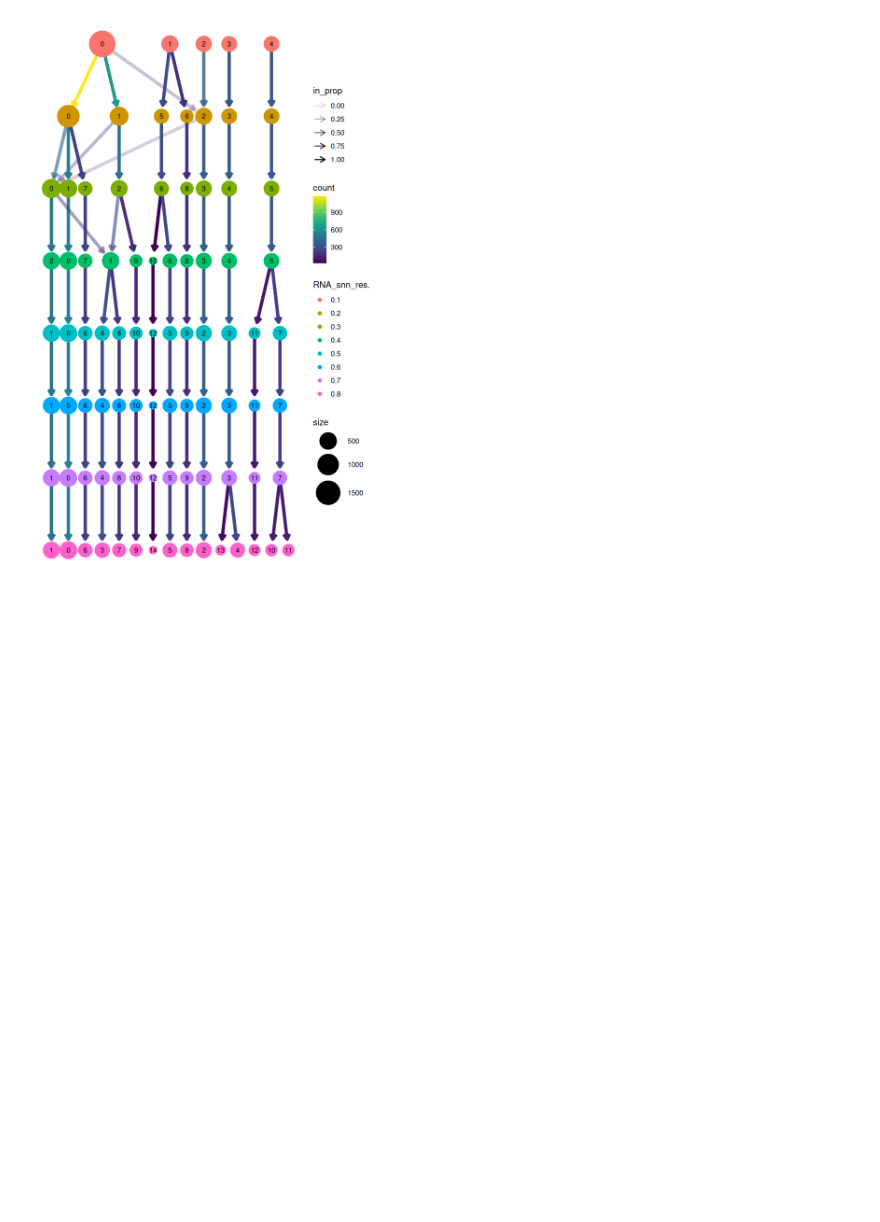
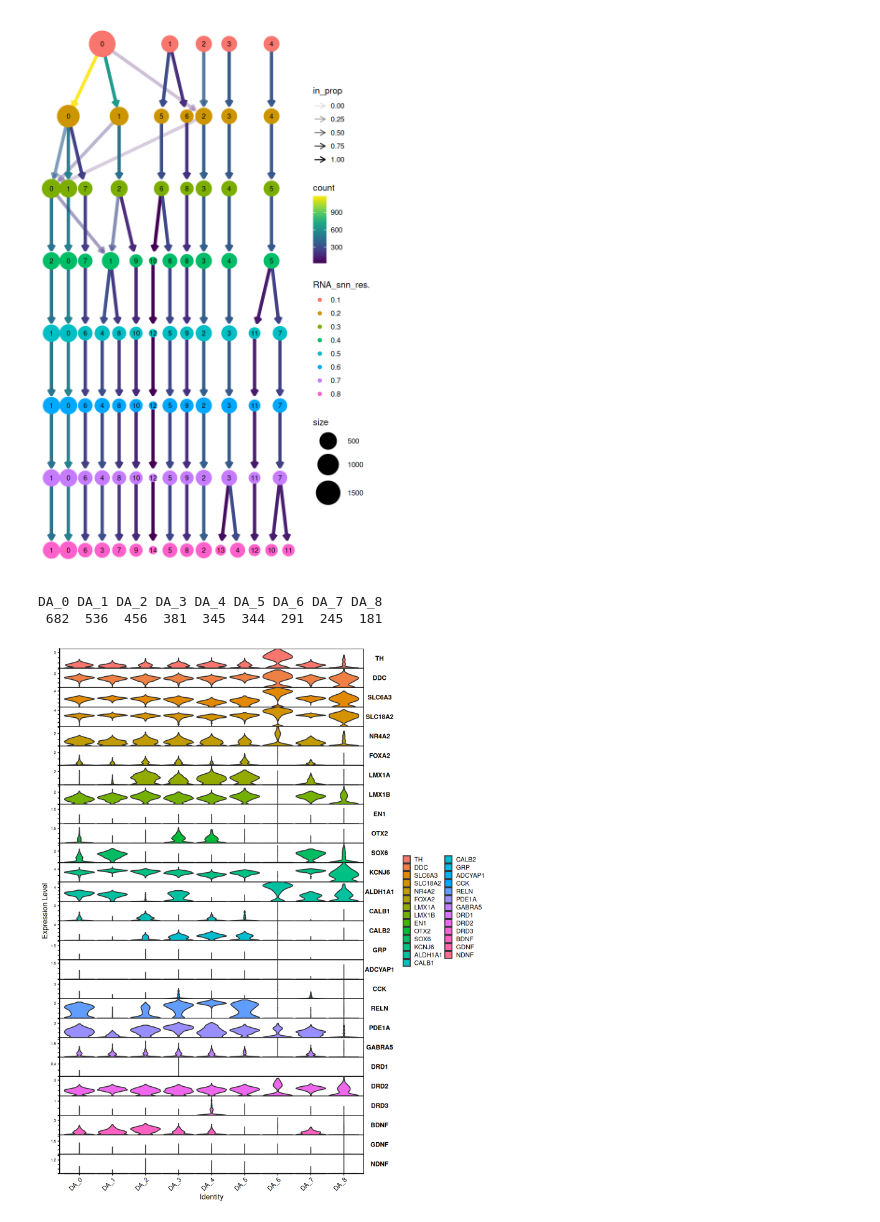
Before and after one commit to qwccccc/Macaque_VTA_snRNA_Script, a Jupyter notebook: Script/2_VTA_DA_cluster.ipynb, the cells around one changed output. Drawn from its saved outputs; the diff is of its cells as text; code cells hidden in the pictures; blank space fills up the shorter version.

```diff
--- a/Script/2_VTA_DA_cluster.ipynb
+++ b/Script/2_VTA_DA_cluster.ipynb
@@ -917,3 +934,65 @@ main.structure”
 [figure]
 # %%
 saveRDS(sub, '/mnt/90-connectome/Personal/CQW/midbrain/datasets/20260831_VTA_DA_cluster.rds')
+# %%
+sub = readRDS("/mnt/90-connectome/Personal/CQW/midbrain/datasets/Macaque_VTA_DA_cluster.rds")
+# %%
+features_use <- c(
+    'TH', 'DDC', 'SLC6A3', 'SLC18A2', 'NR4A2', 'FOXA2', 'LMX1A', 'LMX1B',
+    'EN1', 'OTX2', 'SOX6', 'KCNJ6', 'ALDH1A1', 'CALB1', 'CALB2',
+    'GRP', 'ADCYAP1', 'CCK', 'RELN', 'PDE1A', 'GABRA5',
+    'DRD1', 'DRD2', 'DRD3','BDNF','GDNF','NDNF'
+)
+
+# 分组与排序均使用元数据中的 cluster，不依赖当前 Idents
+meta_plot <- sub[[]] |>
+    dplyr::transmute(
+        Class = Class,
+        cluster_raw = as.character(cluster)
+    )
+
+if (anyNA(meta_plot) || any(trimws(meta_plot$cluster_raw) == "")) {
+    stop("Class and cluster must contain valid, non-missing labels.")
+}
+
+cluster_order <- meta_plot |>
+    dplyr::distinct(Class, cluster_raw) |>
+    dplyr::arrange(Class, cluster_raw) |>
+    dplyr::pull(cluster_raw)
+
+if (anyDuplicated(cluster_order)) {
+    stop("Each cluster must belong to exactly one Class.")
+}
+
+# 仅修改绘图副本，保留 merge_2 的身份与元数据
+plot_obj <- sub
+
+plot_obj$cluster_plot <- factor(
+    meta_plot$cluster_raw,
+    levels = cluster_order
+)
+
+Idents(plot_obj) <- "cluster_plot"
+
+table(plot_obj$cluster_plot, useNA = "ifany")
+
+cell_count <- plot_obj[[]] |>
+    dplyr::count(cluster_plot, name = "n")
+
+
+options(repr.plot.width = 12, repr.plot.height = 15)
+p_vln <- VlnPlot(
+    plot_obj,
+    features = features_use,
+    group.by = "cluster_plot",
+    pt.size = 0,
+    stack = TRUE,
+    flip = TRUE,
+    sort = FALSE
+)
+
+print(p_vln)
+# %% [output]
+DA_0 DA_1 DA_2 DA_3 DA_4 DA_5 DA_6 DA_7 DA_8
+ 682  536  456  381  345  344  291  245  181
+[figure, added]
```
Also changed, not shown: parts of 8 cells of this notebook, 10 other files.
